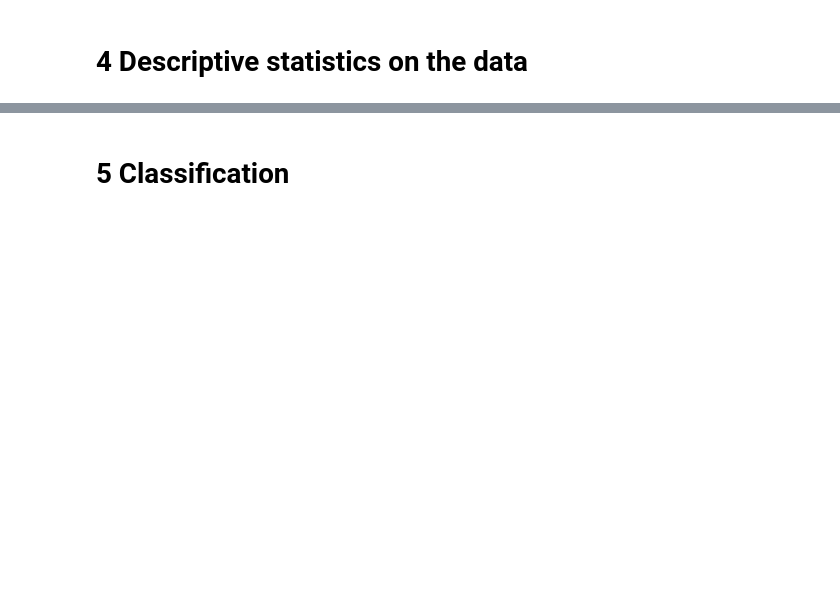
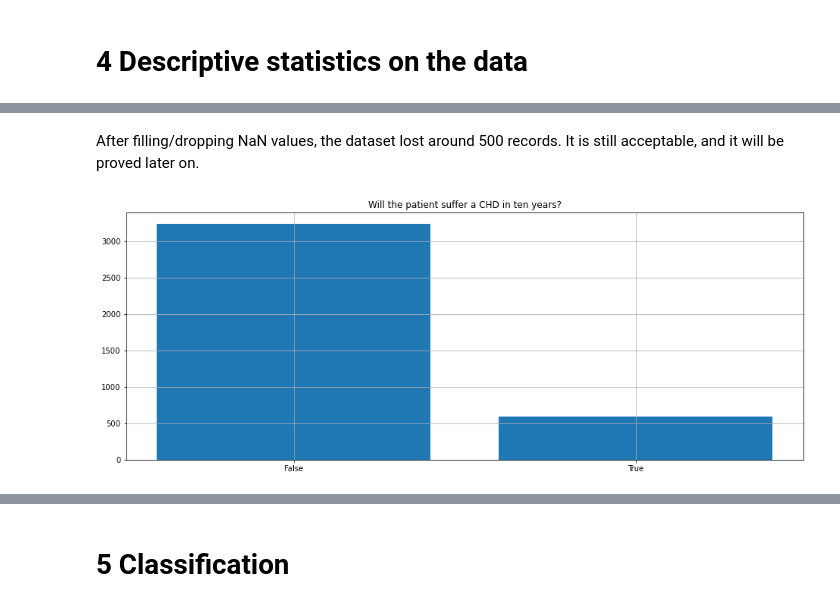
Before and after one commit to Mirkesx/cardiovascularity_study_dataset, a Jupyter notebook: project_notebook_marco_cavalli_1000024189.ipynb, the cells around one changed output, grey strips where cells are left out. Drawn from its saved outputs; the diff is of its cells as text; code cells hidden in the pictures; blank space fills up the shorter version.

```diff
--- a/project_notebook_marco_cavalli_1000024189.ipynb
+++ b/project_notebook_marco_cavalli_1000024189.ipynb
@@ -249,0 +253,10 @@ memory usage: 498.2 KB
+# %% [markdown]
+<p>After filling/dropping NaN values, the dataset lost around 500 records. It is still acceptable, and it will be proved later on.</p>
+# %%
+plt.figure(figsize=(16,6))
+plt.title('Will the patient suffer a CHD in ten years?')
+counts = framingham['TenYearCHD'].value_counts()
+plt.bar(["False","True"],counts)
+plt.grid()
+# %% [output]
+[figure, added]
```
Also changed, not shown: parts of 11 cells of this notebook.
